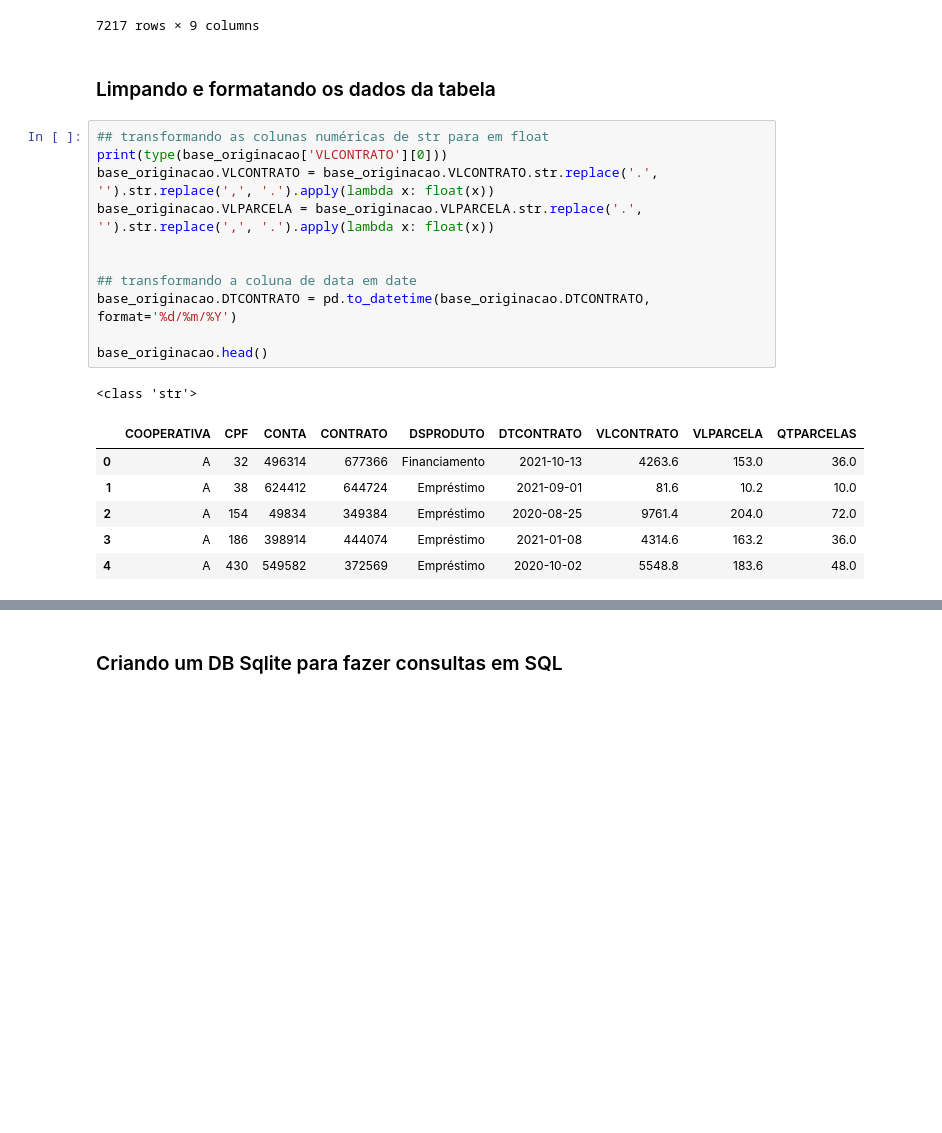
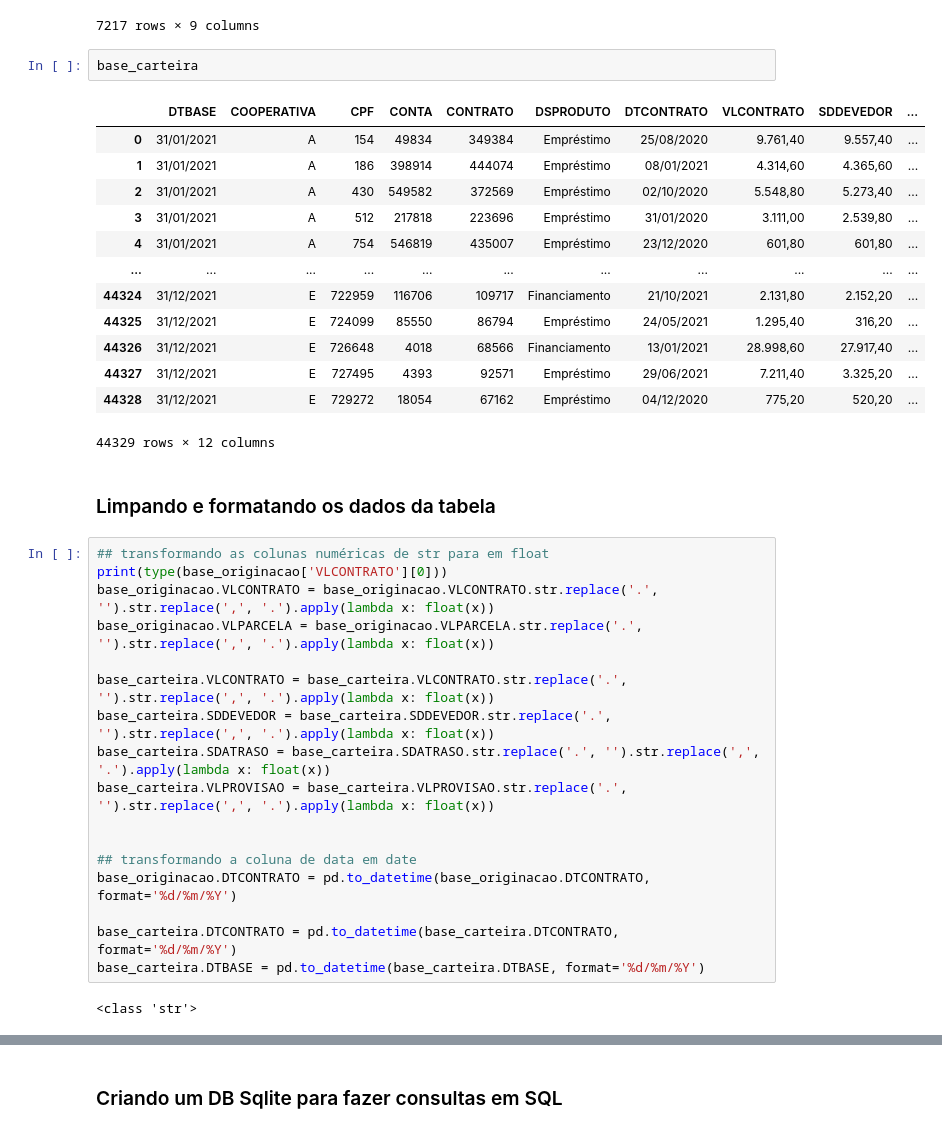
Before and after one commit to igoravelli/teste_ailos, a Jupyter notebook: exercises/exercise_01.ipynb, the cells around one changed output, grey strips where cells are left out. Saved outputs shown, nothing was run; the diff lists cells and outputs as text; blank space fills up the shorter version.

```diff
--- a/exercises/exercise_01.ipynb
+++ b/exercises/exercise_01.ipynb
@@ -24,6 +26,22 @@ base_originacao
 | 7215 | E | 727495 | 4393 | 92571 | Empréstimo | 29/06/2021 | 7.211,40 | 265,20 | 36.0 |
 | 7216 | E | 729272 | 18054 | 67162 | Empréstimo | 04/12/2020 | 775,20 | 20,40 | 36.0 |
 7217 rows × 9 columns
+# %%
+base_carteira
+# %% [output]
+|  | DTBASE | COOPERATIVA | CPF | CONTA | CONTRATO | DSPRODUTO | DTCONTRATO | VLCONTRATO | SDDEVEDOR | ... |
+| 0 | 31/01/2021 | A | 154 | 49834 | 349384 | Empréstimo | 25/08/2020 | 9.761,40 | 9.557,40 | ... |
+| 1 | 31/01/2021 | A | 186 | 398914 | 444074 | Empréstimo | 08/01/2021 | 4.314,60 | 4.365,60 | ... |
+| 2 | 31/01/2021 | A | 430 | 549582 | 372569 | Empréstimo | 02/10/2020 | 5.548,80 | 5.273,40 | ... |
+| 3 | 31/01/2021 | A | 512 | 217818 | 223696 | Empréstimo | 31/01/2020 | 3.111,00 | 2.539,80 | ... |
+| 4 | 31/01/2021 | A | 754 | 546819 | 435007 | Empréstimo | 23/12/2020 | 601,80 | 601,80 | ... |
+| ... | ... | ... | ... | ... | ... | ... | ... | ... | ... | ... |
+| 44324 | 31/12/2021 | E | 722959 | 116706 | 109717 | Financiamento | 21/10/2021 | 2.131,80 | 2.152,20 | ... |
+| 44325 | 31/12/2021 | E | 724099 | 85550 | 86794 | Empréstimo | 24/05/2021 | 1.295,40 | 316,20 | ... |
+| 44326 | 31/12/2021 | E | 726648 | 4018 | 68566 | Financiamento | 13/01/2021 | 28.998,60 | 27.917,40 | ... |
+| 44327 | 31/12/2021 | E | 727495 | 4393 | 92571 | Empréstimo | 29/06/2021 | 7.211,40 | 3.325,20 | ... |
+| 44328 | 31/12/2021 | E | 729272 | 18054 | 67162 | Empréstimo | 04/12/2020 | 775,20 | 520,20 | ... |
+44329 rows × 12 columns
 # %% [markdown]
 ### Limpando e formatando os dados da tabela
 # %%
@@ -32,16 +50,16 @@ print(type(base_originacao['VLCONTRATO'][0]))
 base_originacao.VLCONTRATO = base_originacao.VLCONTRATO.str.replace('.', '').str.replace(',', '.').apply(lambda x: float(x))
 base_originacao.VLPARCELA = base_originacao.VLPARCELA.str.replace('.', '').str.replace(',', '.').apply(lambda x: float(x))
 
+base_carteira.VLCONTRATO = base_carteira.VLCONTRATO.str.replace('.', '').str.replace(',', '.').apply(lambda x: float(x))
+base_carteira.SDDEVEDOR = base_carteira.SDDEVEDOR.str.replace('.', '').str.replace(',', '.').apply(lambda x: float(x))
+base_carteira.SDATRASO = base_carteira.SDATRASO.str.replace('.', '').str.replace(',', '.').apply(lambda x: float(x))
+base_carteira.VLPROVISAO = base_carteira.VLPROVISAO.str.replace('.', '').str.replace(',', '.').apply(lambda x: float(x))
+
 
 ## transformando a coluna de data em date
 base_originacao.DTCONTRATO = pd.to_datetime(base_originacao.DTCONTRATO, format='%d/%m/%Y')
 
-base_originacao.head()
+base_carteira.DTCONTRATO = pd.to_datetime(base_carteira.DTCONTRATO, format='%d/%m/%Y')
+base_carteira.DTBASE = pd.to_datetime(base_carteira.DTBASE, format='%d/%m/%Y')
 # %% [output]
 <class 'str'>
-|  | COOPERATIVA | CPF | CONTA | CONTRATO | DSPRODUTO | DTCONTRATO | VLCONTRATO | VLPARCELA | QTPARCELAS |
-| 0 | A | 32 | 496314 | 677366 | Financiamento | 2021-10-13 | 4263.6 | 153.0 | 36.0 |
-| 1 | A | 38 | 624412 | 644724 | Empréstimo | 2021-09-01 | 81.6 | 10.2 | 10.0 |
-| 2 | A | 154 | 49834 | 349384 | Empréstimo | 2020-08-25 | 9761.4 | 204.0 | 72.0 |
-| 3 | A | 186 | 398914 | 444074 | Empréstimo | 2021-01-08 | 4314.6 | 163.2 | 36.0 |
-| 4 | A | 430 | 549582 | 372569 | Empréstimo | 2020-10-02 | 5548.8 | 183.6 | 48.0 |
```
Also changed, not shown: parts of 16 cells of this notebook, 1 other file.
